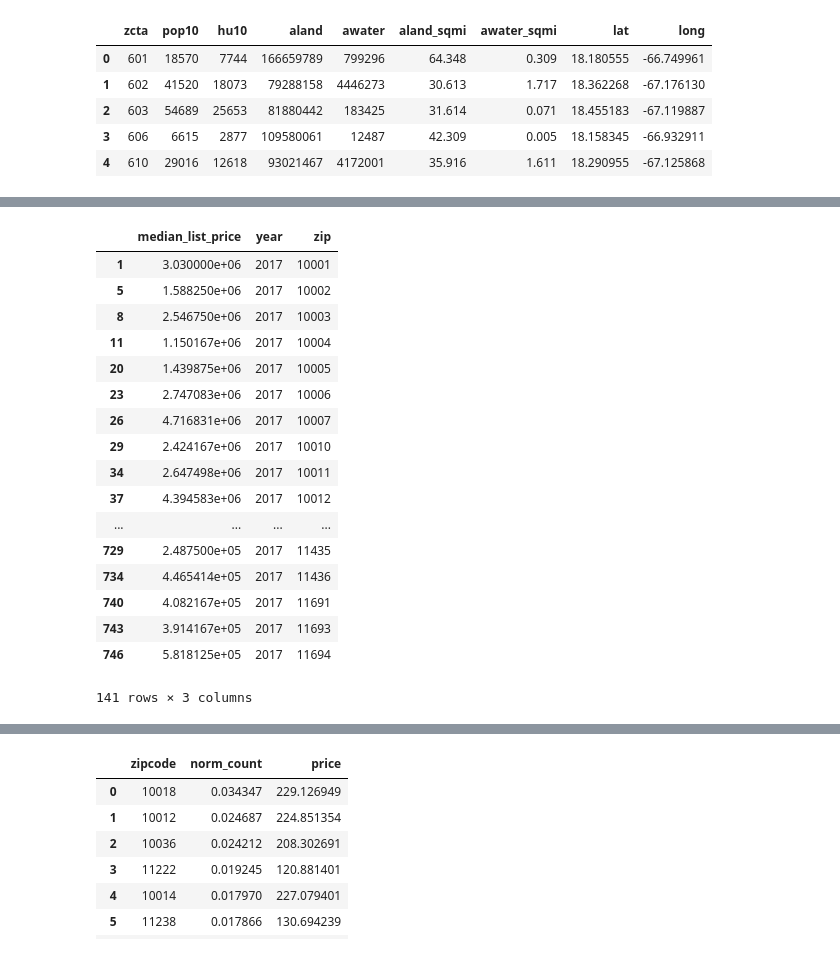
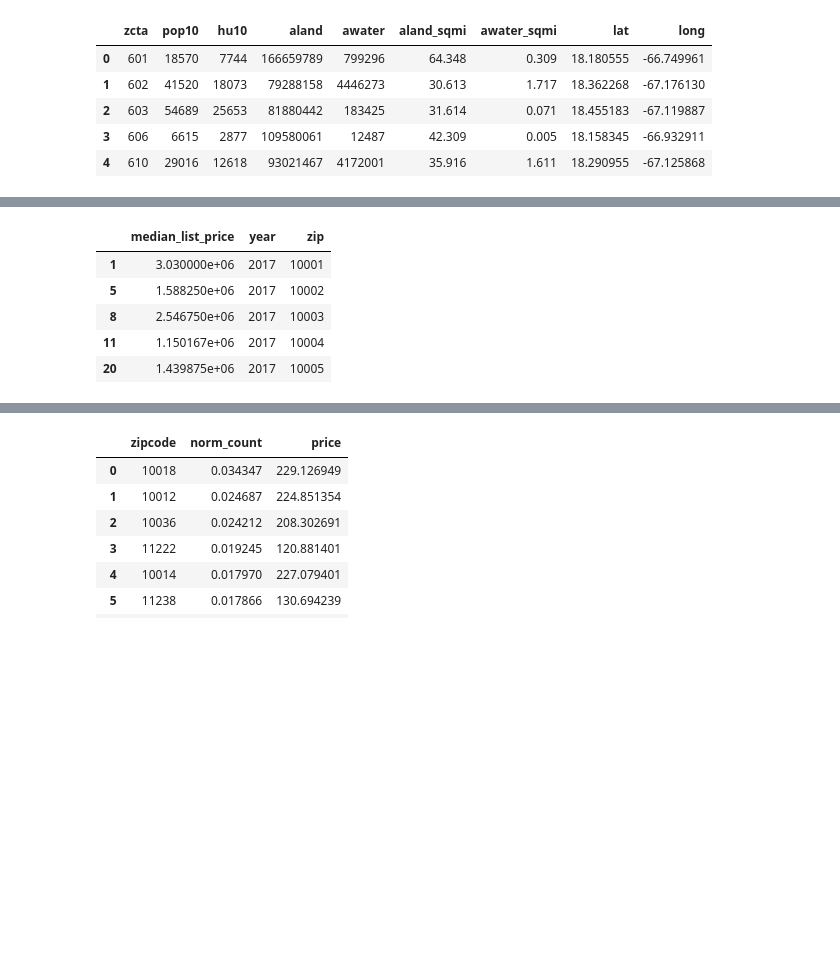
Before and after one commit to csignature/springboard-projects, a Jupyter notebook: Capstone_01/popular-airbnb-locations-data.ipynb, the cells around one changed output, grey strips where cells are left out. Cells and saved outputs as stored; diff of their text form; code cells hidden in the pictures; blank space fills up the shorter version.

```diff
--- a/Capstone_01/popular-airbnb-locations-data.ipynb
+++ b/Capstone_01/popular-airbnb-locations-data.ipynb
@@ -81,26 +64,14 @@ sortnorm_17
 # %%
 mlp_avg = mlp_df[['median_list_price','year','zip']].groupby(['zip','year'], as_index=False).agg('mean')
 mlp_avg17 = mlp_avg[['median_list_price','year','zip']].loc[mlp_avg['year']==2017]
-mlp_avg17
+mlp_avg17.head()
 # %% [output]
 |  | median_list_price | year | zip |
 | 1 | 3.030000e+06 | 2017 | 10001 |
 | 5 | 1.588250e+06 | 2017 | 10002 |
 | 8 | 2.546750e+06 | 2017 | 10003 |
 | 11 | 1.150167e+06 | 2017 | 10004 |
 | 20 | 1.439875e+06 | 2017 | 10005 |
-| 23 | 2.747083e+06 | 2017 | 10006 |
-| 26 | 4.716831e+06 | 2017 | 10007 |
-| 29 | 2.424167e+06 | 2017 | 10010 |
-| 34 | 2.647498e+06 | 2017 | 10011 |
-| 37 | 4.394583e+06 | 2017 | 10012 |
-| ... | ... | ... | ... |
-| 729 | 2.487500e+05 | 2017 | 11435 |
-| 734 | 4.465414e+05 | 2017 | 11436 |
-| 740 | 4.082167e+05 | 2017 | 11691 |
-| 743 | 3.914167e+05 | 2017 | 11693 |
-| 746 | 5.818125e+05 | 2017 | 11694 |
-141 rows × 3 columns
 # %%
 airbnb17.head()
 # %% [output]
```
Also changed, not shown: parts of 7 cells of this notebook, 1 other file.
